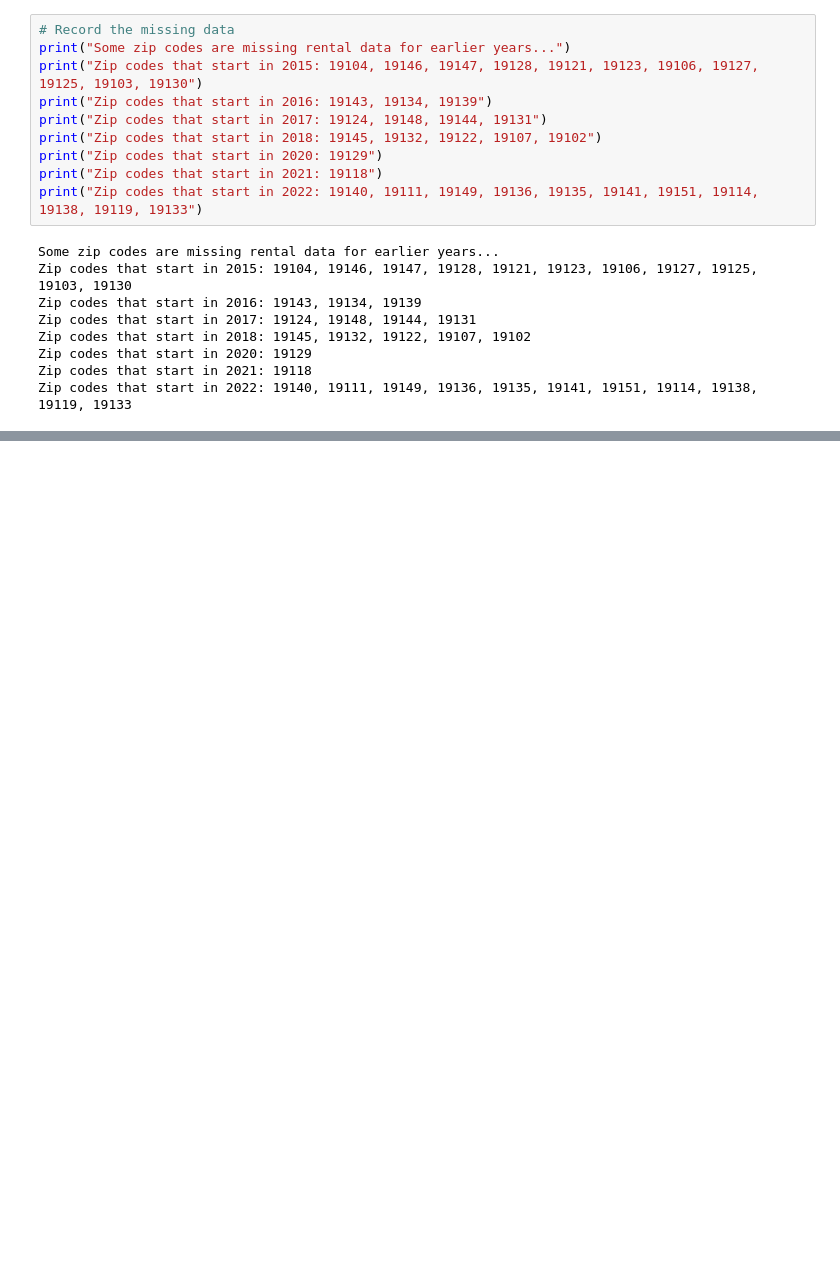
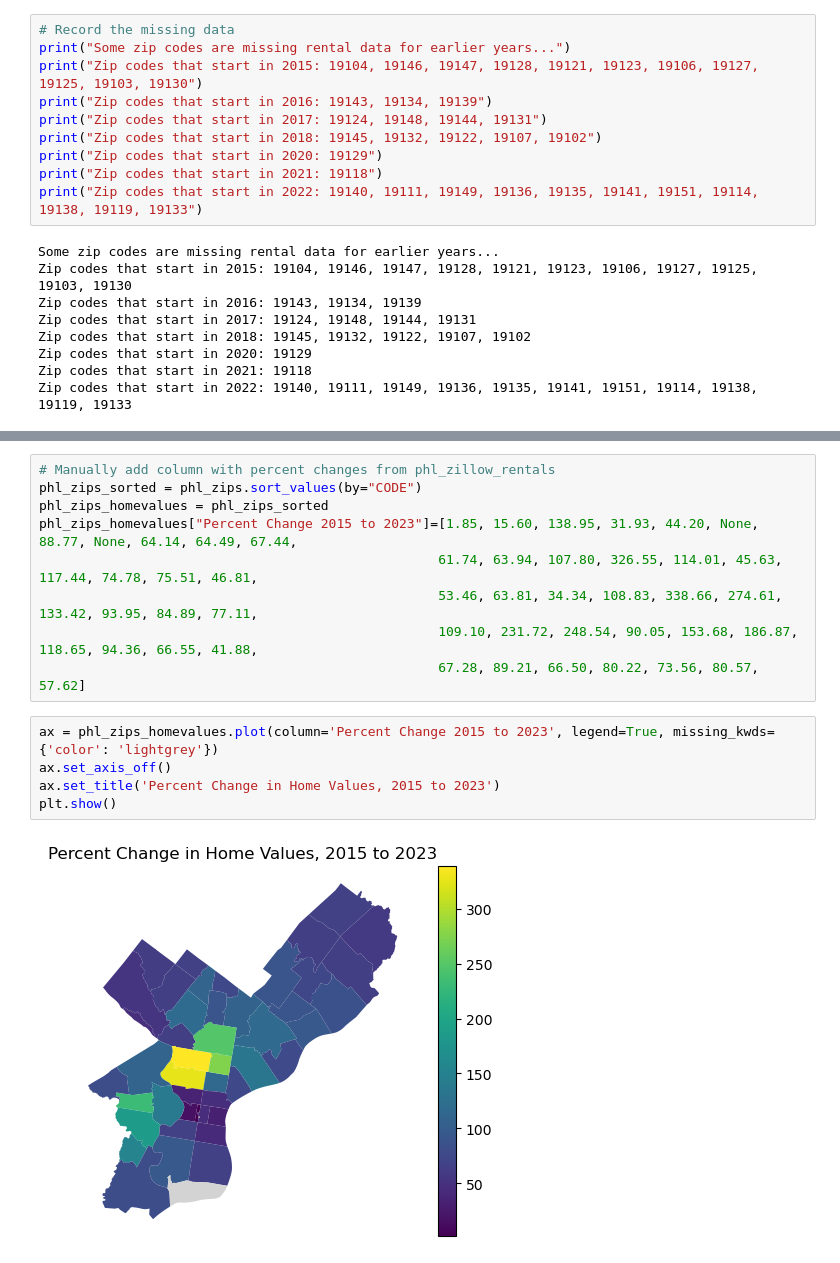
Before and after one commit to Aramed23/Project_1, a Jupyter notebook: andrew.ipynb, the cells around one changed output, grey strips where cells are left out. Saved outputs shown, nothing was run; the diff lists cells and outputs as text; blank space fills up the shorter version.

```diff
--- a/andrew.ipynb
+++ b/andrew.ipynb
@@ -225,0 +265,16 @@ phl_zillow_rentals.dropna()
+# %%
+# Manually add column with percent changes from phl_zillow_rentals
+phl_zips_sorted = phl_zips.sort_values(by="CODE")
+phl_zips_homevalues = phl_zips_sorted
+phl_zips_homevalues["Percent Change 2015 to 2023"]=[1.85, 15.60, 138.95, 31.93, 44.20, None, 88.77, None, 64.14, 64.49, 67.44,
+                                                   61.74, 63.94, 107.80, 326.55, 114.01, 45.63, 117.44, 74.78, 75.51, 46.81,
+                                                   53.46, 63.81, 34.34, 108.83, 338.66, 274.61, 133.42, 93.95, 84.89, 77.11,
+                                                   109.10, 231.72, 248.54, 90.05, 153.68, 186.87, 118.65, 94.36, 66.55, 41.88,
+                                                   67.28, 89.21, 66.50, 80.22, 73.56, 80.57, 57.62]
+# %%
+ax = phl_zips_homevalues.plot(column='Percent Change 2015 to 2023', legend=True, missing_kwds={'color': 'lightgrey'})
+ax.set_axis_off()
+ax.set_title('Percent Change in Home Values, 2015 to 2023')
+plt.show()
+# %% [output]
+[figure, added]
```
Also changed, not shown: parts of 13 cells of this notebook, 6 other files.
